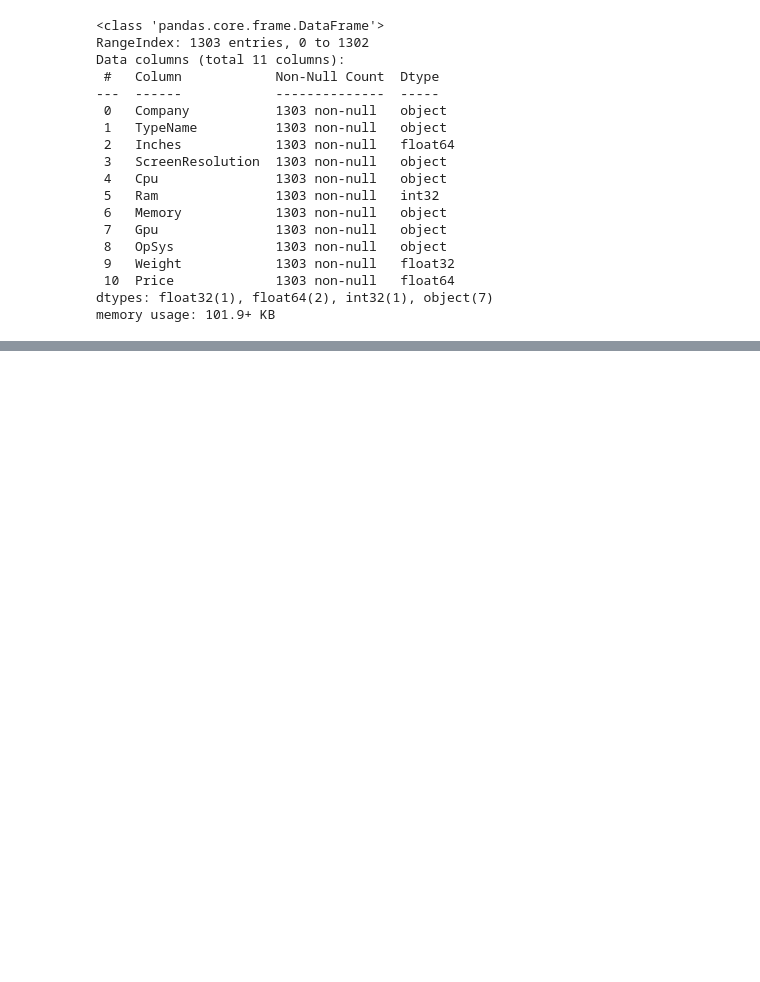
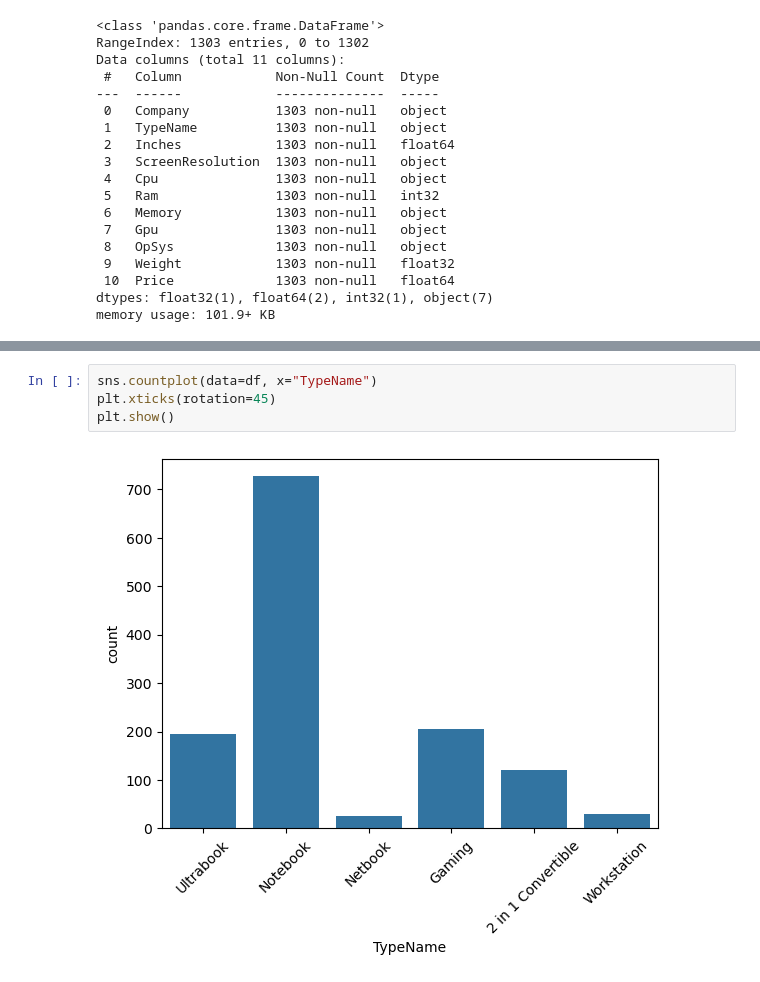
Before and after one commit to charles001203/laptop-price-prediction, a Jupyter notebook: Laptop Price Prediction.ipynb, the cells around one changed output, grey strips where cells are left out. Drawn from its saved outputs; the diff is of its cells as text; blank space fills up the shorter version.

```diff
--- a/Laptop Price Prediction.ipynb
+++ b/Laptop Price Prediction.ipynb
@@ -231,0 +284,6 @@ memory usage: 101.9+ KB
+# %%
+sns.countplot(data=df, x="TypeName")
+plt.xticks(rotation=45)
+plt.show()
+# %% [output]
+[figure, added]
```
Also changed, not shown: parts of 44 cells of this notebook.
